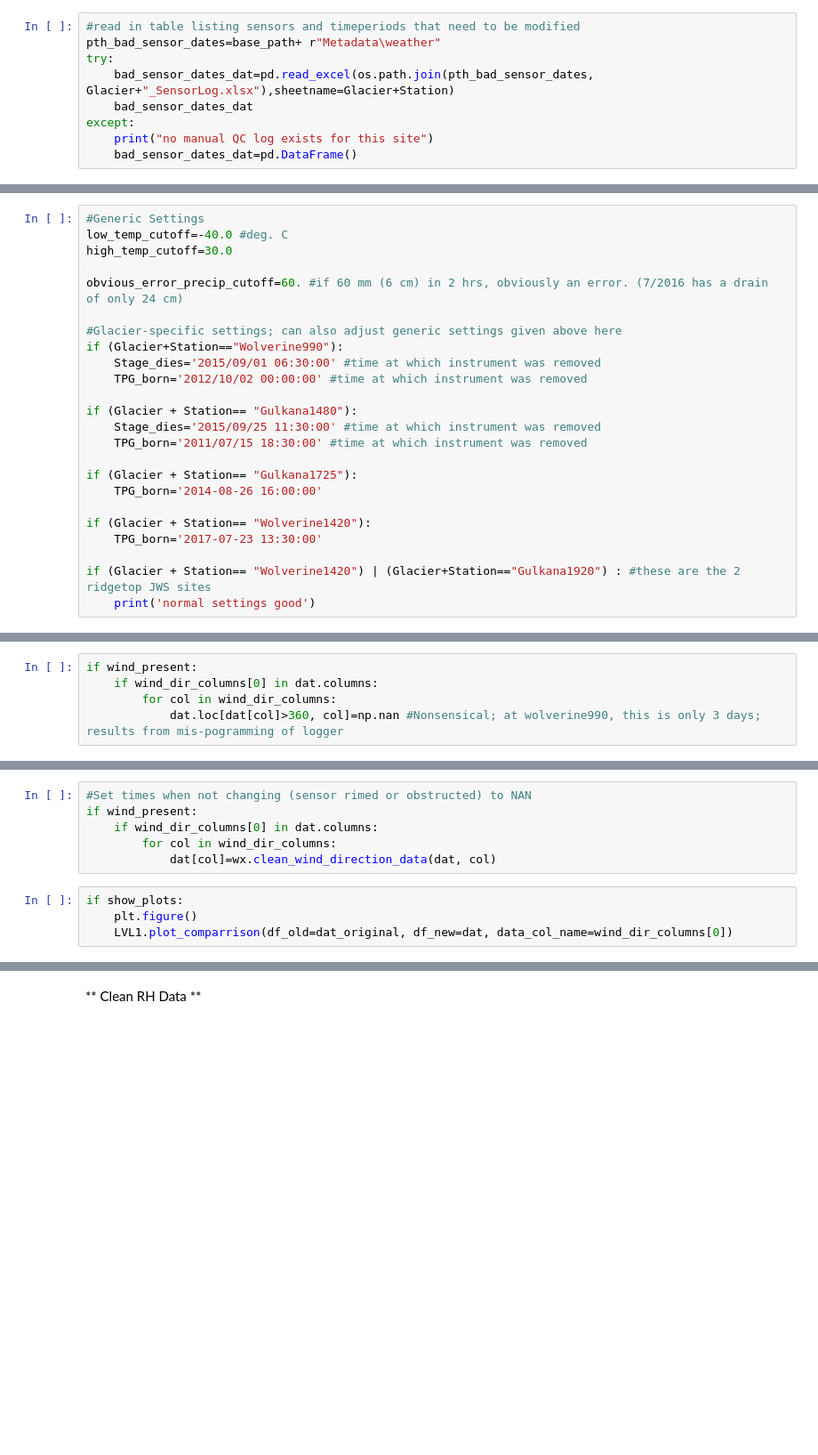
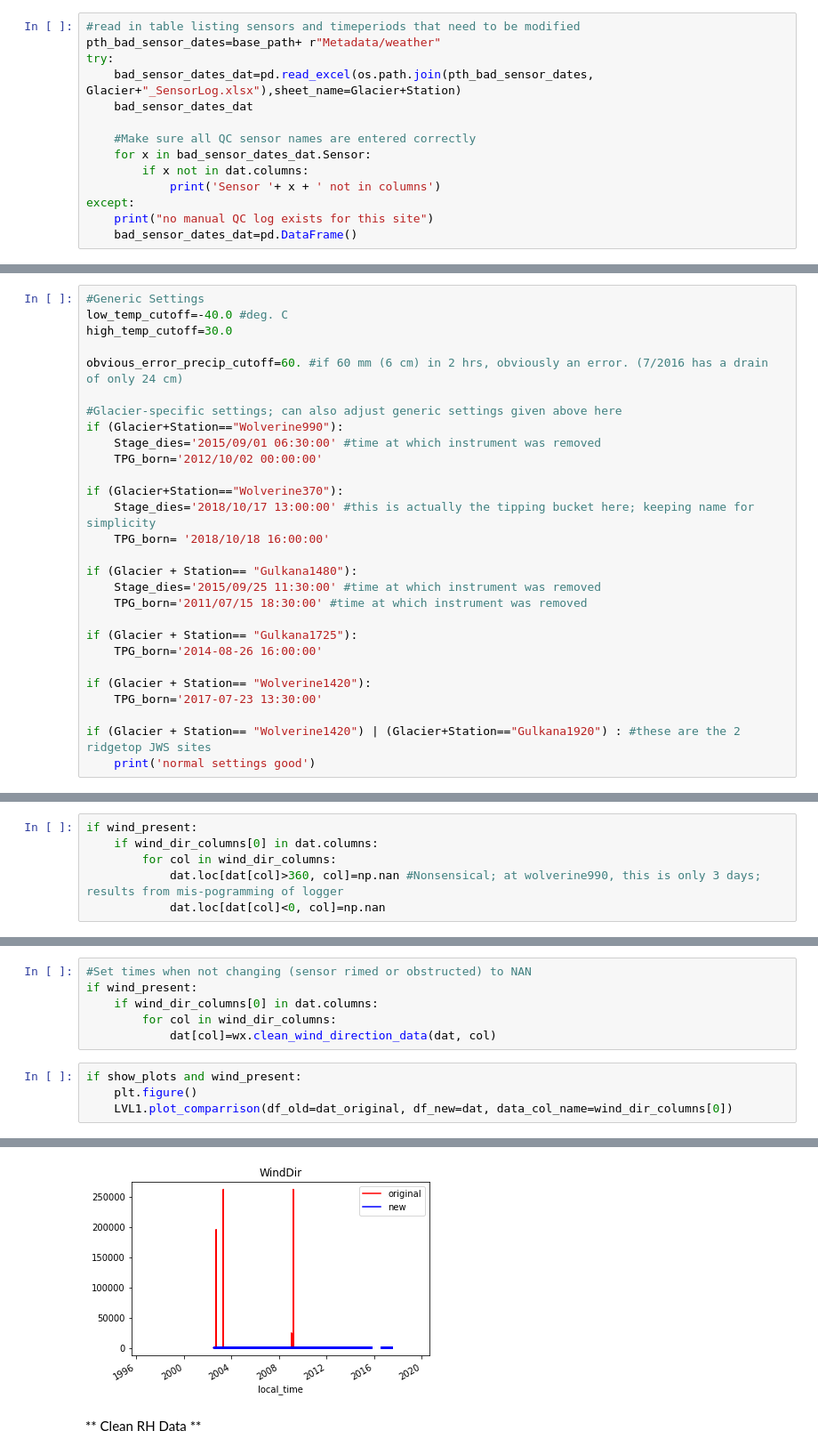
Before and after one commit to ehbaker/WXmunge, a Jupyter notebook: LVL1_Hampel_Only.ipynb, the cells around one changed output, grey strips where cells are left out. Shown at 89% size. Saved outputs shown, nothing was run; the diff lists cells and outputs as text; blank space fills up the shorter version.

```diff
--- a/LVL1_Hampel_Only.ipynb
+++ b/LVL1_Hampel_Only.ipynb
@@ -90,10 +133,15 @@ if Glacier+Station=="Gulkana1480":
 * done separately for each timestep entered on look-up table
 # %%
 #read in table listing sensors and timeperiods that need to be modified
-pth_bad_sensor_dates=base_path+ r"Metadata\weather"
+pth_bad_sensor_dates=base_path+ r"Metadata/weather"
 try:
-    bad_sensor_dates_dat=pd.read_excel(os.path.join(pth_bad_sensor_dates, Glacier+"_SensorLog.xlsx"),sheetname=Glacier+Station)
+    bad_sensor_dates_dat=pd.read_excel(os.path.join(pth_bad_sensor_dates, Glacier+"_SensorLog.xlsx"),sheet_name=Glacier+Station)
     bad_sensor_dates_dat
+
+    #Make sure all QC sensor names are entered correctly
+    for x in bad_sensor_dates_dat.Sensor:
+        if x not in dat.columns:
+            print('Sensor '+ x + ' not in columns')
 except:
     print("no manual QC log exists for this site")
     bad_sensor_dates_dat=pd.DataFrame()
@@ -145,7 +209,11 @@ obvious_error_precip_cutoff=60. #if 60 mm (6 cm) in 2 hrs, obviously an error. (
 #Glacier-specific settings; can also adjust generic settings given above here
 if (Glacier+Station=="Wolverine990"):
     Stage_dies='2015/09/01 06:30:00' #time at which instrument was removed
-    TPG_born='2012/10/02 00:00:00' #time at which instrument was removed
+    TPG_born='2012/10/02 00:00:00'
+
+if (Glacier+Station=="Wolverine370"):
+    Stage_dies='2018/10/17 13:00:00' #this is actually the tipping bucket here; keeping name for simplicity
+    TPG_born= '2018/10/18 16:00:00'
 
 if (Glacier + Station== "Gulkana1480"):
     Stage_dies='2015/09/25 11:30:00' #time at which instrument was removed
@@ -220,6 +286,7 @@ if wind_present:
     if wind_dir_columns[0] in dat.columns:
         for col in wind_dir_columns:
             dat.loc[dat[col]>360, col]=np.nan #Nonsensical; at wolverine990, this is only 3 days; results from mis-pogramming of logger
+            dat.loc[dat[col]<0, col]=np.nan
 # %%
 #Correct direction during periods when sensor not aligned to true north
 if Glacier + Station == 'Wolverine990':
@@ -239,7 +306,7 @@ if wind_present:
         for col in wind_dir_columns:
             dat[col]=wx.clean_wind_direction_data(dat, col)
 # %%
-if show_plots:
+if show_plots and wind_present:
     plt.figure()
     LVL1.plot_comparrison(df_old=dat_original, df_new=dat, data_col_name=wind_dir_columns[0])
 # %% [output]
@@ -248,3 +313,4 @@ if show_plots:
+[figure, added]
 # %% [markdown]
 ** Clean RH Data **
 # %%
```
Also changed, not shown: parts of 52 cells of this notebook, 13 other files.
